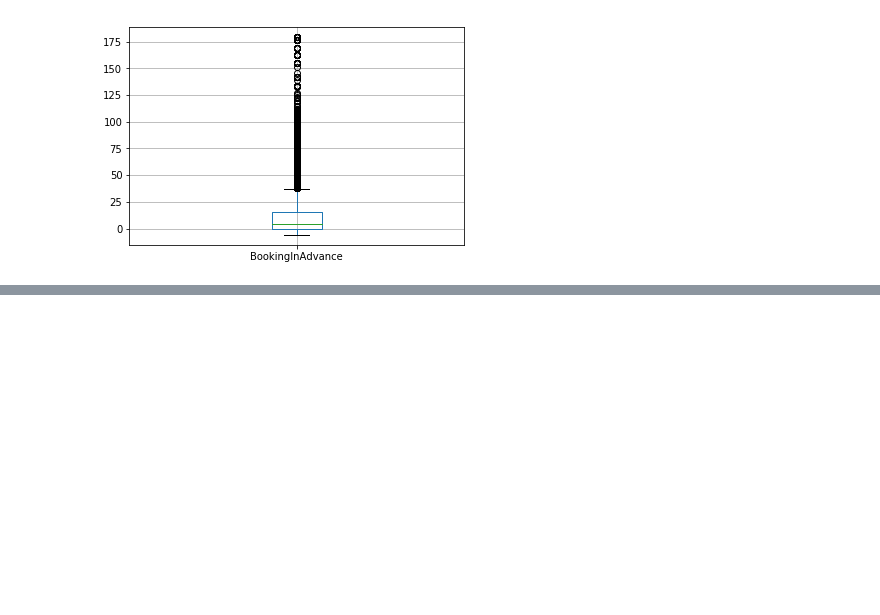
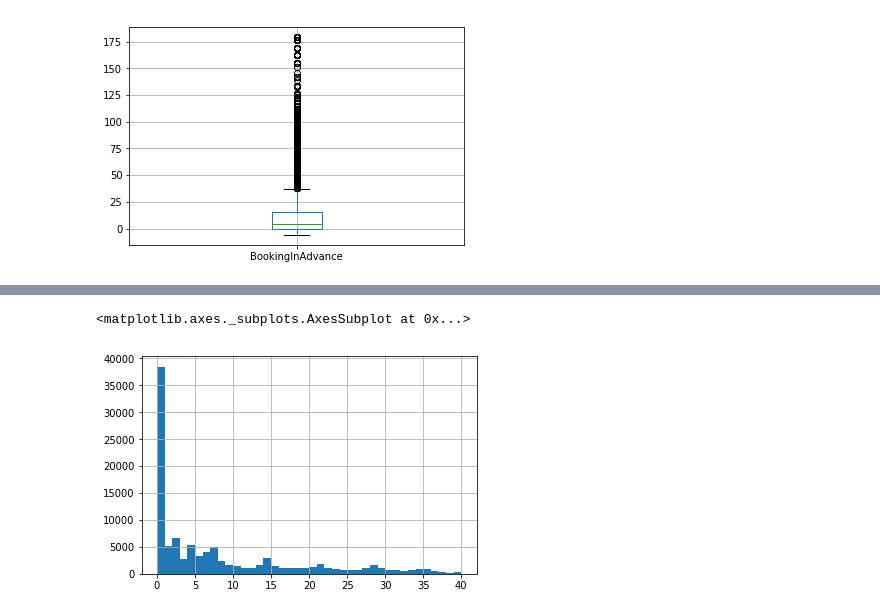
Before and after one commit to yzhu017/Assignment4, a Jupyter notebook: appointment.ipynb, the cells around one changed output, grey strips where cells are left out. Cells and saved outputs as stored; diff of their text form; code cells hidden in the pictures; blank space fills up the shorter version.

```diff
--- a/appointment.ipynb
+++ b/appointment.ipynb
@@ -268,0 +289,4 @@ df2.boxplot(column = 'BookingInAdvance')
+# %%
+df2=df2[df2.BookingInAdvance >= 0]
+df2=df2[df2.BookingInAdvance <= 40]
+df2.count
@@ -268,0 +311,5 @@ df2.boxplot(column = 'BookingInAdvance')
+# %%
+df2['BookingInAdvance'].hist(bins=40)
+# %% [output]
+<matplotlib.axes._subplots.AxesSubplot at 0x...>
+[figure, added]
```
Also changed, not shown: parts of 24 cells of this notebook.
